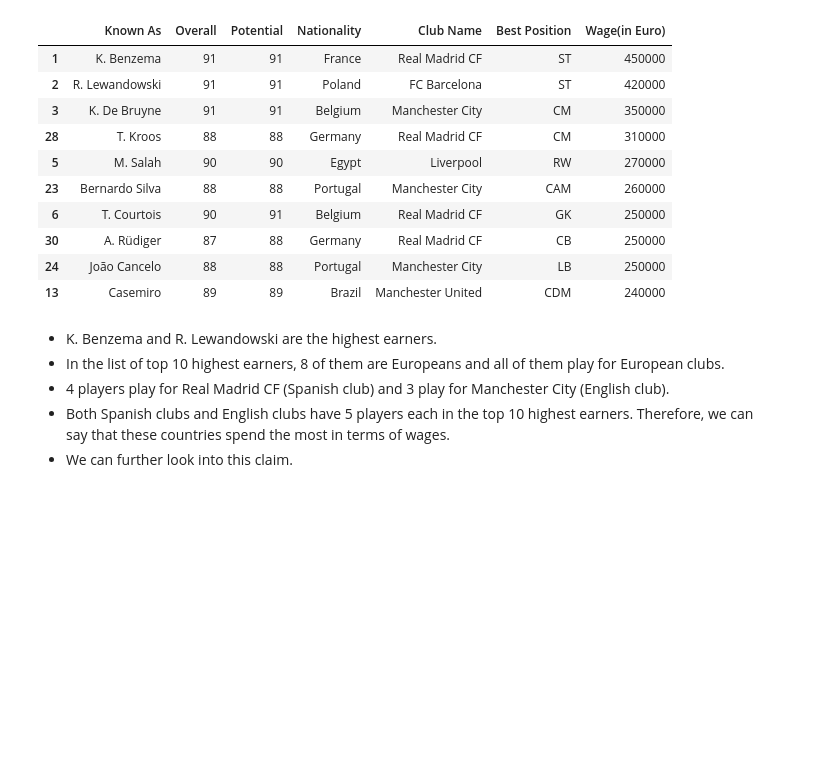
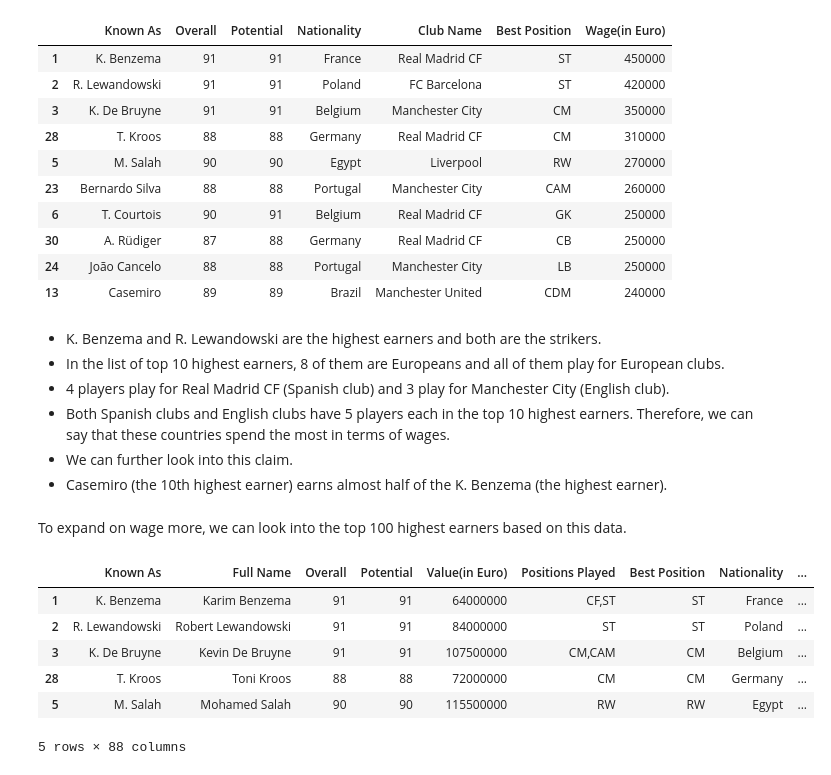
Before and after one commit to vanshuwjoshi/FIFA23-Data-Analysis, a Jupyter notebook: FIFA23-Players-EDA.ipynb, the cells around one changed output. Saved outputs shown, nothing was run; the diff lists cells and outputs as text; code cells hidden in the pictures; blank space fills up the shorter version.

```diff
--- a/FIFA23-Players-EDA.ipynb
+++ b/FIFA23-Players-EDA.ipynb
@@ -288,8 +314,22 @@ df[["Known As", "Overall", "Potential", "Nationality", "Club Name", "Best Positi
 | 24 | João Cancelo | 88 | 88 | Portugal | Manchester City | LB | 250000 |
 | 13 | Casemiro | 89 | 89 | Brazil | Manchester United | CDM | 240000 |
 # %% [markdown]
-- K. Benzema and R. Lewandowski are the highest earners.
+- K. Benzema and R. Lewandowski are the highest earners and both are the strikers.
 - In the list of top 10 highest earners, 8 of them are Europeans and all of them play for European clubs.
 - 4 players play for Real Madrid CF (Spanish club) and 3 play for Manchester City (English club).
 - Both Spanish clubs and English clubs have 5 players each in the top 10 highest earners. Therefore, we can say that these countries spend the most in terms of wages.
 - We can further look into this claim.
+- Casemiro (the 10th highest earner) earns almost half of the K. Benzema (the highest earner).
+# %% [markdown]
+To expand on wage more, we can look into the top 100 highest earners based on this data.
+# %%
+top_100_earners = df.sort_values(by="Wage(in Euro)", ascending=False).head(100)
+top_100_earners.head()
+# %% [output]
+|  | Known As | Full Name | Overall | Potential | Value(in Euro) | Positions Played | Best Position | Nationality | ... |
+| 1 | K. Benzema | Karim Benzema | 91 | 91 | 64000000 | CF,ST | ST | France | ... |
+| 2 | R. Lewandowski | Robert Lewandowski | 91 | 91 | 84000000 | ST | ST | Poland | ... |
+| 3 | K. De Bruyne | Kevin De Bruyne | 91 | 91 | 107500000 | CM,CAM | CM | Belgium | ... |
+| 28 | T. Kroos | Toni Kroos | 88 | 88 | 72000000 | CM | CM | Germany | ... |
+| 5 | M. Salah | Mohamed Salah | 90 | 90 | 115500000 | RW | RW | Egypt | ... |
+5 rows × 88 columns
```
Also changed, not shown: parts of 31 cells of this notebook.
